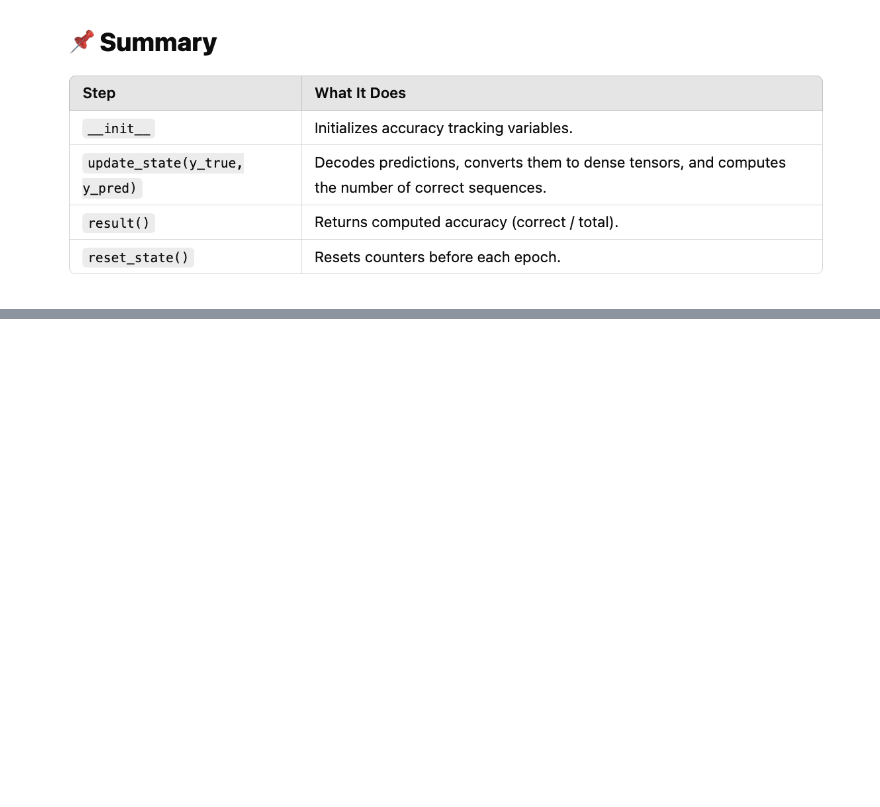
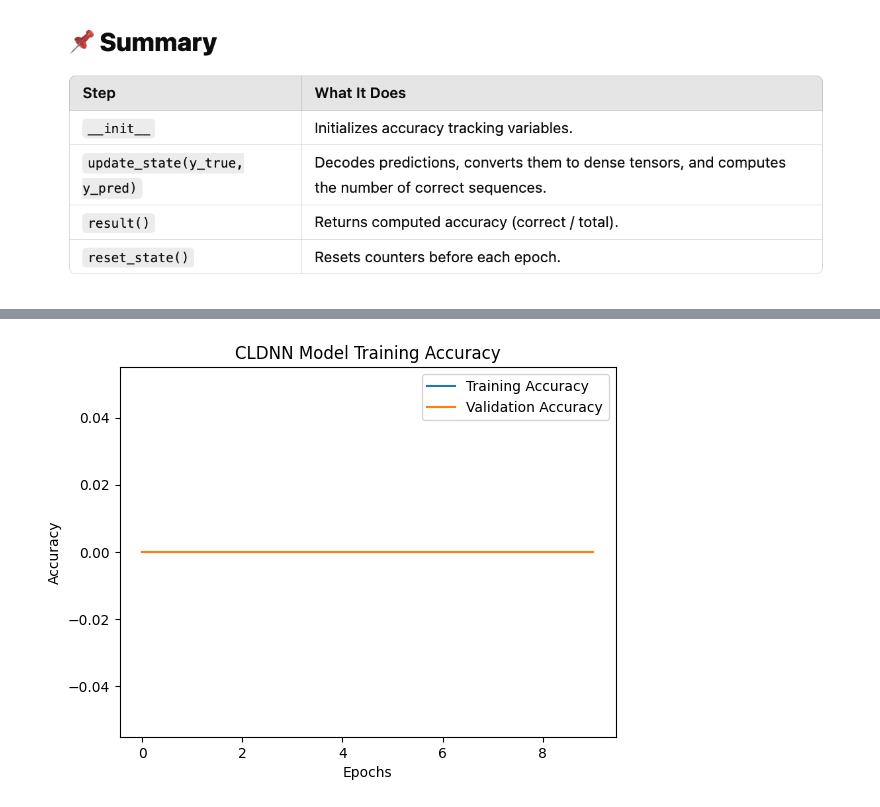
Before and after one commit to tonytarizzo/NeverLateX, a Jupyter notebook: 28_01_2025_imu_only_with_decoding.ipynb, the cells around one changed output, grey strips where cells are left out. Saved outputs shown, nothing was run; the diff lists cells and outputs as text; code cells hidden in the pictures; blank space fills up the shorter version.

Commit message:
imu only training (includes training cnn and cldnn both with ctc loss, and decoding the output)

```diff
--- a/28_01_2025_imu_only_with_decoding.ipynb
+++ b/28_01_2025_imu_only_with_decoding.ipynb
@@ -200,6 +200,7 @@ from tensorflow.keras.layers import LSTM, Bidirectional, TimeDistributed
 
 def create_cldnn_model(input_shape, num_classes):
     model = Sequential([
+        # Convolutional layers
         Conv1D(512, kernel_size=5, padding="same", input_shape=input_shape),
         BatchNormalization(),
         ReLU(),
@@ -218,14 +219,16 @@ def create_cldnn_model(input_shape, num_classes):
         MaxPooling1D(pool_size=2),
         Dropout(0.3),
 
+        # Bidirectional LSTMs
         Bidirectional(LSTM(64, return_sequences=True, activation="tanh")),
         Dropout(0.3),
 
-        Bidirectional(LSTM(64, activation="tanh")),
+        Bidirectional(LSTM(64, return_sequences=True, activation="tanh")),  # Set return_sequences=True
         Dropout(0.3),
 
-        Dense(100, activation="relu"),
-        Dense(num_classes, activation="softmax")
+        # TimeDistributed dense layers for sequence output
+        TimeDistributed(Dense(100, activation="relu")),
+        TimeDistributed(Dense(num_classes, activation="softmax"))  # Keep softmax for output distribution
     ])
     return model
 # %%
@@ -530,0 +539,14 @@ plt.show()
+# %%
+# Instantiate the accuracy metric
+ctc_accuracy = CTCAccuracy()
+
+# Compile the model with CTC loss and accuracy tracking
+cldnn_model.compile(optimizer=Adam(learning_rate=0.01), loss=ctc_loss_fn, metrics=[ctc_accuracy])
+
+cldnn_history = cldnn_model.fit(
+    train_dataset_simple,
+    validation_data=val_dataset_simple,
+    epochs=50,
+    callbacks=[early_stopping, reduce_lr],
+    verbose=1
+)
@@ -530,0 +571,12 @@ plt.show()
+# %%
+import matplotlib.pyplot as plt
+
+plt.plot(cldnn_history.history['ctc_accuracy'], label='Training Accuracy')
+plt.plot(cldnn_history.history['val_ctc_accuracy'], label='Validation Accuracy')
+plt.title('CLDNN Model Training Accuracy')
+plt.xlabel('Epochs')
+plt.ylabel('Accuracy')
+plt.legend()
+plt.show()
+# %% [output]
+[figure, added]
```
Also changed, not shown: parts of 8 cells of this notebook.
